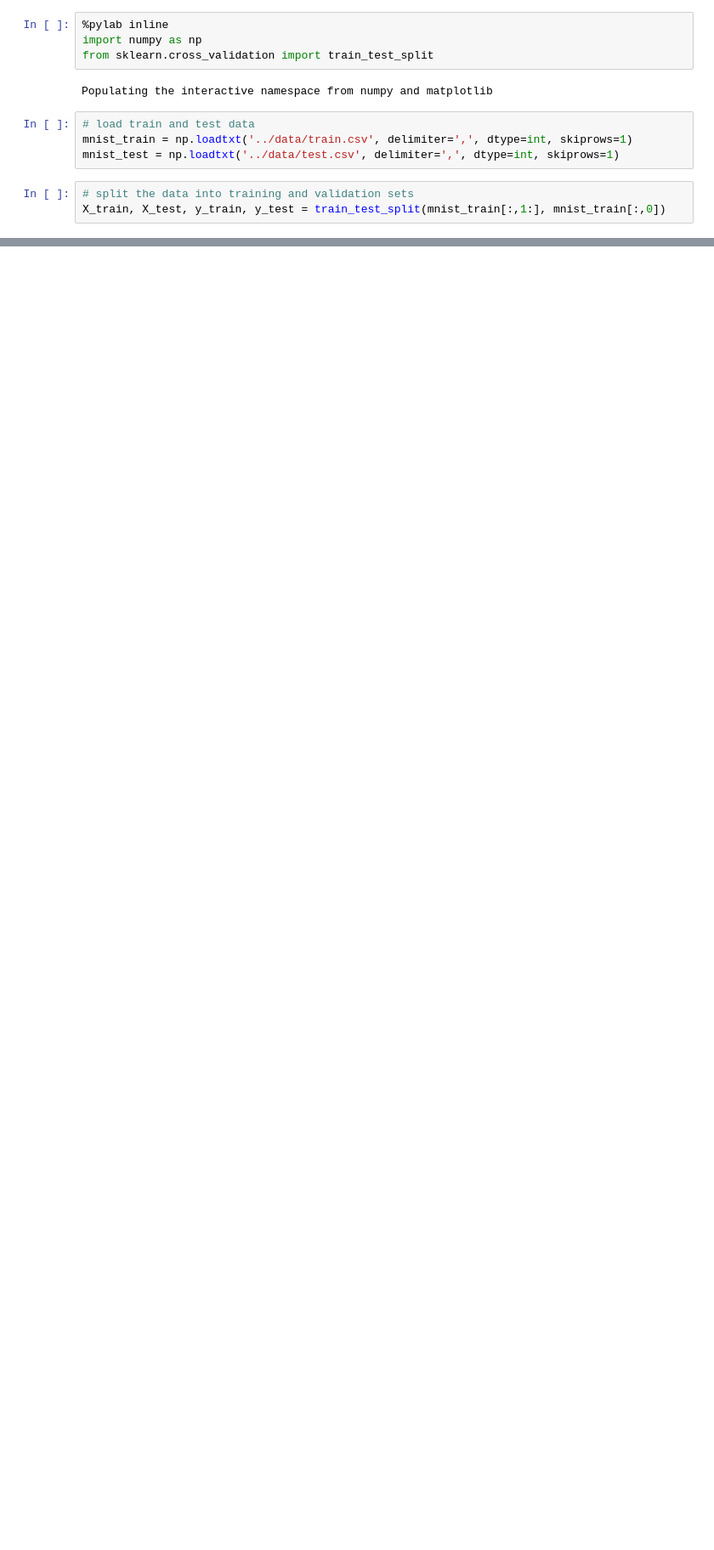
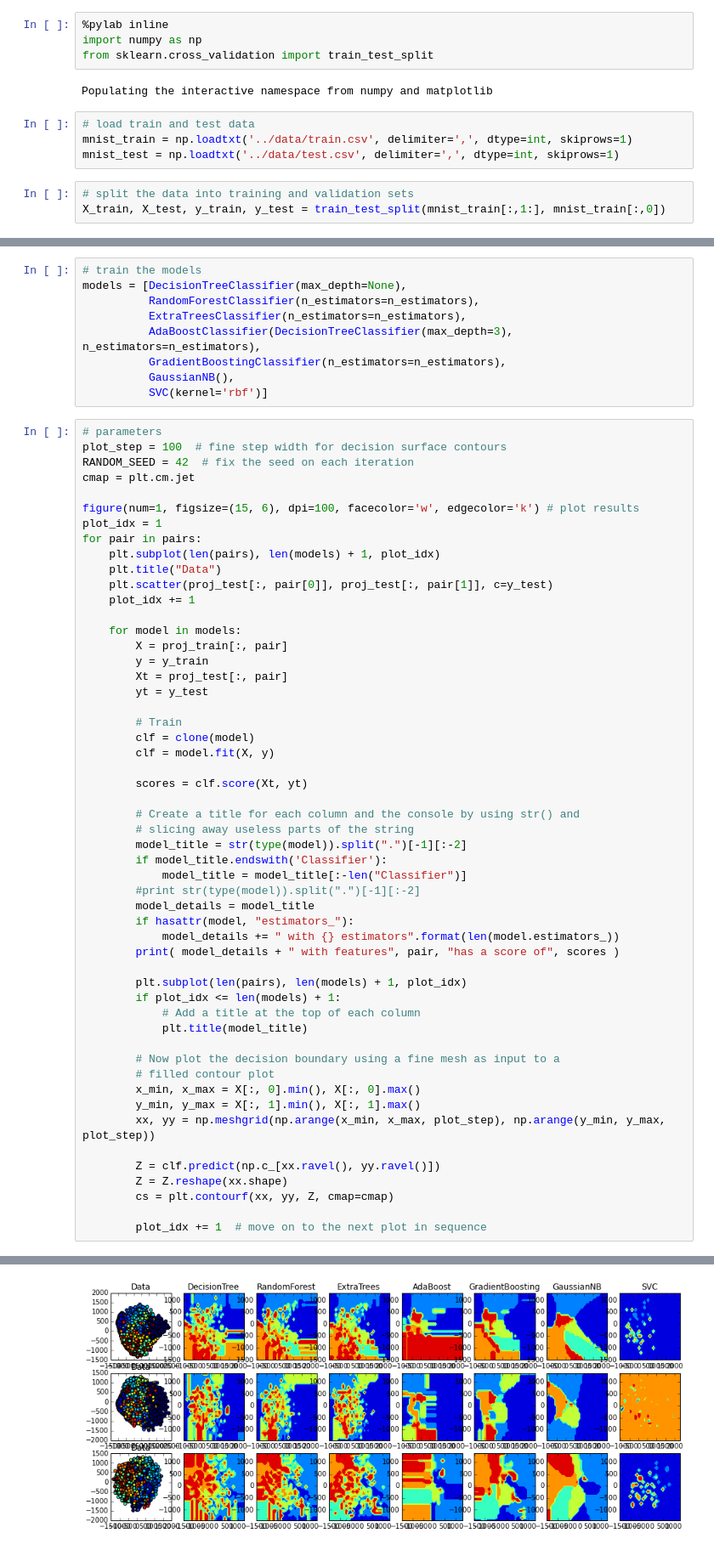
Before and after one commit to inmidvideo/kaggle-mnist, a Jupyter notebook: python/mnist_test.ipynb, the cells around one changed output, grey strips where cells are left out. Shown: that part at 85% size. Saved outputs shown, nothing was run; the diff lists cells and outputs as text; blank space fills up the shorter version.

```diff
--- a/python/mnist_test.ipynb
+++ b/python/mnist_test.ipynb
@@ -41,0 +62,63 @@ from sklearn.naive_bayes import GaussianNB
+# %%
+# train the models
+models = [DecisionTreeClassifier(max_depth=None),
+          RandomForestClassifier(n_estimators=n_estimators),
+          ExtraTreesClassifier(n_estimators=n_estimators),
+          AdaBoostClassifier(DecisionTreeClassifier(max_depth=3), n_estimators=n_estimators),
+          GradientBoostingClassifier(n_estimators=n_estimators),
+          GaussianNB(),
+          SVC(kernel='rbf')]
+# %%
+# parameters
+plot_step = 100  # fine step width for decision surface contours
+RANDOM_SEED = 42  # fix the seed on each iteration
+cmap = plt.cm.jet
+
+figure(num=1, figsize=(15, 6), dpi=100, facecolor='w', edgecolor='k') # plot results
+plot_idx = 1
+for pair in pairs:
+    plt.subplot(len(pairs), len(models) + 1, plot_idx)
+    plt.title("Data")
+    plt.scatter(proj_test[:, pair[0]], proj_test[:, pair[1]], c=y_test)
+    plot_idx += 1
+
+    for model in models:
+        X = proj_train[:, pair]
+        y = y_train
+        Xt = proj_test[:, pair]
+        yt = y_test
+
+        # Train
+        clf = clone(model)
+        clf = model.fit(X, y)
+
+        scores = clf.score(Xt, yt)
+
+        # Create a title for each column and the console by using str() and
+        # slicing away useless parts of the string
+        model_title = str(type(model)).split(".")[-1][:-2]
+        if model_title.endswith('Classifier'):
+            model_title = model_title[:-len("Classifier")]
+        #print str(type(model)).split(".")[-1][:-2]
+        model_details = model_title
+        if hasattr(model, "estimators_"):
+            model_details += " with {} estimators".format(len(model.estimators_))
+        print( model_details + " with features", pair, "has a score of", scores )
+
+        plt.subplot(len(pairs), len(models) + 1, plot_idx)
+        if plot_idx <= len(models) + 1:
+            # Add a title at the top of each column
+            plt.title(model_title)
+
+        # Now plot the decision boundary using a fine mesh as input to a
+        # filled contour plot
+        x_min, x_max = X[:, 0].min(), X[:, 0].max()
+        y_min, y_max = X[:, 1].min(), X[:, 1].max()
+        xx, yy = np.meshgrid(np.arange(x_min, x_max, plot_step), np.arange(y_min, y_max, plot_step))
+
+        Z = clf.predict(np.c_[xx.ravel(), yy.ravel()])
+        Z = Z.reshape(xx.shape)
+        cs = plt.contourf(xx, yy, Z, cmap=cmap)
+
+        plot_idx += 1  # move on to the next plot in sequence
+# %% [output]
@@ -42 +142,2 @@ from sklearn.naive_bayes import GaussianNB
+[figure, added]
 # %%
```
Also changed, not shown: parts of 15 cells of this notebook, 2 other files.
